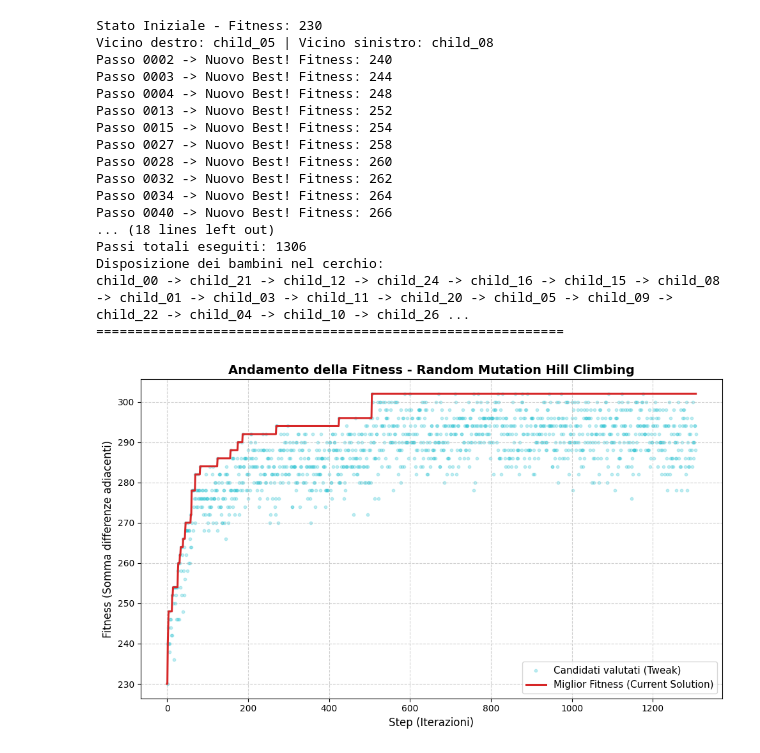
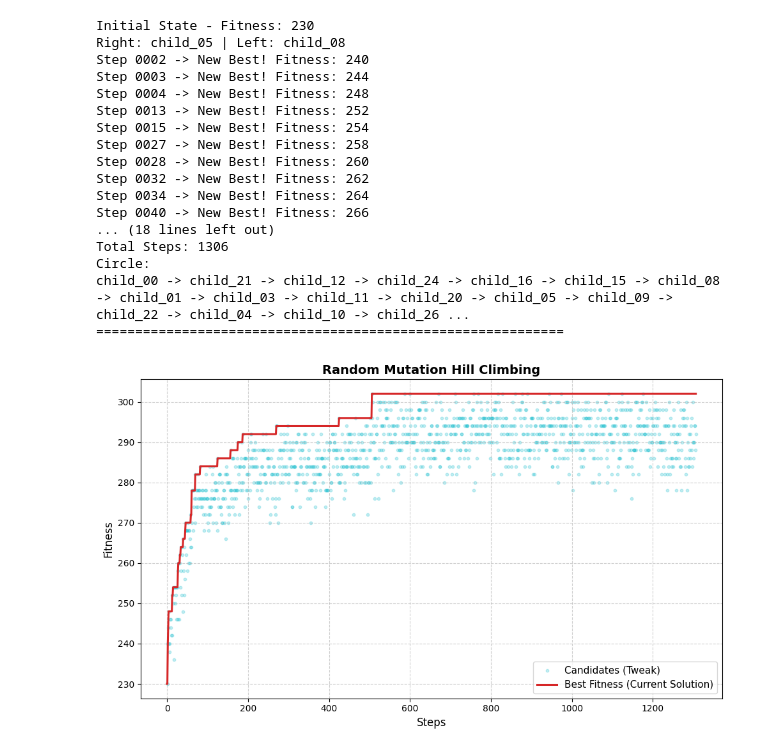
Before and after one commit to giovannipantano/CI2026_lab3, a Jupyter notebook: random_mutation_hill_climbing.ipynb, the cells around one changed output. Drawn from its saved outputs; the diff is of its cells as text; code cells hidden in the pictures.

```diff
--- a/random_mutation_hill_climbing.ipynb
+++ b/random_mutation_hill_climbing.ipynb
@@ -13,7 +13,6 @@ class Child:
         self._carateristics = tuple(carateristics)
 
     def difference(self, other: Child) -> int:
-        """Calcola la distanza di Hamming tra due bambini."""
         return sum(s != o for s, o in zip(self._carateristics, other._carateristics))
 
     def __str__(self) -> str:
@@ -23,10 +22,6 @@ class Child:
         return self._name
 # %%
 def fitness(solution: Sequence[Child]) -> int:
-    """
-    Calcola la somma delle differenze tra bambini adiacenti nel cerchio.
-    L'ultimo elemento si confronta con il primo: (i + 1) % n.
-    """
     sol = list(solution)
     total_diff = 0
     n = len(sol)
@@ -37,12 +32,6 @@ def fitness(solution: Sequence[Child]) -> int:
     return total_diff
 # %%
 def canonicalize(solution: List[Child]) -> List[Child]:
-    """
-    Elimina la simmetria di riflessione (senso orario vs antiorario).
-    Verifica se il vicino destro (solution[1]) ha un identificativo
-    minore del vicino sinistro (solution[-1]). Se è maggiore,
-    inverte l'ordine degli elementi interni [1:].
-    """
     if len(solution) <= 2:
         return solution
 
@@ -51,10 +40,6 @@ def canonicalize(solution: List[Child]) -> List[Child]:
     return solution
 # %%
 def tweak(solution: List[Child]) -> List[Child]:
-    """
-    Genera un vicino scambiando due bambini a caso tra gli indici [1, N-1]
-    (lasciando invariato l'indice 0) e applica la forma canonica.
-    """
     candidate = solution.copy()
     i, j = random.sample(range(1, len(candidate)), 2)
     candidate[i], candidate[j] = candidate[j], candidate[i]
@@ -79,8 +64,8 @@ random.shuffle(REST_OF_CHILDREN)
 current_solution = canonicalize([FIRST_CHILD] + REST_OF_CHILDREN)
 current_fitness = fitness(current_solution)
 
-print(f"Stato Iniziale - Fitness: {current_fitness}")
-print(f"Vicino destro: {current_solution[1]._name} | Vicino sinistro: {current_solution[-1]._name}")
+print(f"Initial State - Fitness: {current_fitness}")
+print(f"Right: {current_solution[1]._name} | Left: {current_solution[-1]._name}")
 
 MAX_STEPS = 5_000
 STEADY_STATE_STEPS = 800
@@ -106,65 +91,65 @@ while step < MAX_STEPS:
         current_solution = candidate_solution
         current_fitness = candidate_fit
         last_improvement = step
-        print(f"Passo {step:04d} -> Nuovo Best! Fitness: {current_fitness}")
+        print(f"Step {step:04d} -> New Best! Fitness: {current_fitness}")
 
     history_steps.append(step)
     history_best_fitness.append(current_fitness)
 
     if step - last_improvement >= STEADY_STATE_STEPS:
-        print(f"\nTerminazione per Steady State (nessun miglioramento negli ultimi {STEADY_STATE_STEPS} passi).")
+        print(f"\nTermination per Steady State")
         break
 
 print("\n" + "=" * 60)
-print(f"FITNESS FINALE RAGGIUNTA: {current_fitness}")
-print(f"Passi totali eseguiti: {step}")
-print("Disposizione dei bambini nel cerchio:")
-print(" -> ".join(c._name for c in current_solution) + f" -> (chiude su {current_solution[0]._name})")
+print(f"Final Fitness: {current_fitness}")
+print(f"Total Steps: {step}")
+print("Circle:")
+print(" -> ".join(c._name for c in current_solution) + f" -> (close on {current_solution[0]._name})")
 print("=" * 60)
 
 plt.figure(figsize=(10, 6))
 plt.scatter(
     history_candidate_steps,
     history_candidate_fitness,
     color='#17becf',
     alpha=0.25,
     s=10,
-    label='Candidati valutati (Tweak)'
+    label='Candidates (Tweak)'
 )
 
 plt.plot(
     history_steps,
     history_best_fitness,
     color='#d62728',
     linewidth=2.2,
-    label='Miglior Fitness (Current Solution)'
+    label='Best Fitness (Current Solution)'
 )
 
-plt.title("Andamento della Fitness - Random Mutation Hill Climbing", fontsize=14, fontweight='bold')
-plt.xlabel("Step (Iterazioni)", fontsize=12)
-plt.ylabel("Fitness (Somma differenze adiacenti)", fontsize=12)
+plt.title("Random Mutation Hill Climbing", fontsize=14, fontweight='bold')
+plt.xlabel("Steps", fontsize=12)
+plt.ylabel("Fitness", fontsize=12)
 plt.grid(True, linestyle='--', alpha=0.6)
 plt.legend(loc='lower right', fontsize=11)
 plt.tight_layout()
 
 
 plt.show()
 # %% [output]
-Stato Iniziale - Fitness: 230
-Vicino destro: child_05 | Vicino sinistro: child_08
-Passo 0002 -> Nuovo Best! Fitness: 240
-Passo 0003 -> Nuovo Best! Fitness: 244
-Passo 0004 -> Nuovo Best! Fitness: 248
-Passo 0013 -> Nuovo Best! Fitness: 252
-Passo 0015 -> Nuovo Best! Fitness: 254
-Passo 0027 -> Nuovo Best! Fitness: 258
-Passo 0028 -> Nuovo Best! Fitness: 260
-Passo 0032 -> Nuovo Best! Fitness: 262
-Passo 0034 -> Nuovo Best! Fitness: 264
-Passo 0040 -> Nuovo Best! Fitness: 266
+Initial State - Fitness: 230
+Right: child_05 | Left: child_08
+Step 0002 -> New Best! Fitness: 240
+Step 0003 -> New Best! Fitness: 244
+Step 0004 -> New Best! Fitness: 248
+Step 0013 -> New Best! Fitness: 252
+Step 0015 -> New Best! Fitness: 254
+Step 0027 -> New Best! Fitness: 258
+Step 0028 -> New Best! Fitness: 260
+Step 0032 -> New Best! Fitness: 262
+Step 0034 -> New Best! Fitness: 264
+Step 0040 -> New Best! Fitness: 266
 ... (18 lines left out)
-Passi totali eseguiti: 1306
-Disposizione dei bambini nel cerchio:
+Total Steps: 1306
+Circle:
 child_00 -> child_21 -> child_12 -> child_24 -> child_16 -> child_15 -> child_08 -> child_01 -> child_03 -> child_11 -> child_20 -> child_05 -> child_09 -> child_22 -> child_04 -> child_10 -> child_26 ...
 ============================================================
-[figure, old version]
+[figure, new version]
```
Also changed, not shown: 4 other files.
